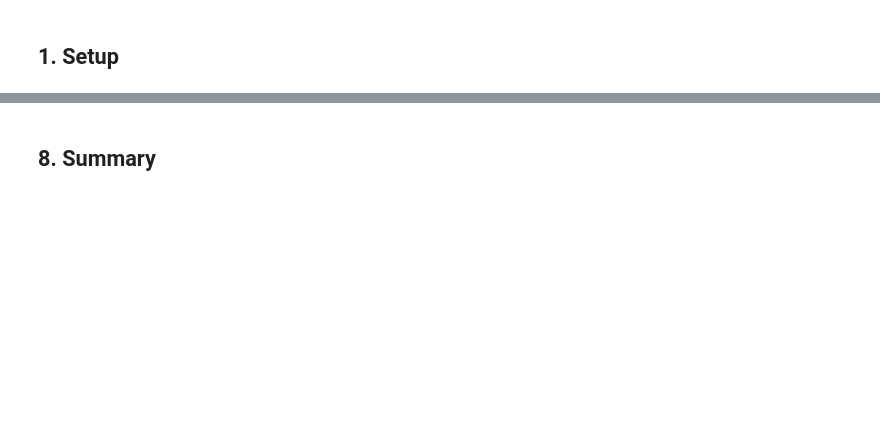
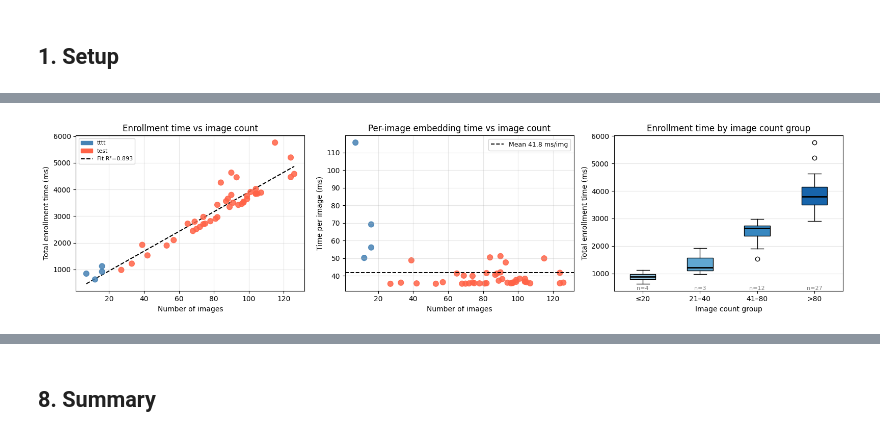
Before and after one commit to FifiTV/face, a Jupyter notebook: notebooks/06_task5_timing.ipynb, the cells around one changed output, grey strips where cells are left out. Cells and saved outputs as stored; diff of their text form; code cells hidden in the pictures; blank space fills up the shorter version.

```diff
--- a/notebooks/06_task5_timing.ipynb
+++ b/notebooks/06_task5_timing.ipynb
@@ -154,0 +239,96 @@ print(f'  Max  : {t_id_max:.2f} ms')
+# %%
+from scipy import stats as scipy_stats
+
+n_imgs   = df_enroll['n_images'].values.astype(float)
+t_total  = df_enroll['t_total_ms'].values
+t_per    = df_enroll['t_per_image_ms'].values
+
+# Linear fit: t_total = a * n_imgs + b
+slope, intercept, r_value, p_value, stderr = scipy_stats.linregress(n_imgs, t_total)
+x_fit = np.linspace(n_imgs.min(), n_imgs.max(), 200)
+y_fit = slope * x_fit + intercept
+
+print(f'Linear regression: t_total = {slope:.2f} * n_images + {intercept:.2f} ms')
+print(f'  R²      = {r_value**2:.4f}  (1.0 = perfect linear fit)')
+print(f'  p-value = {p_value:.4f}')
+print(f'  Slope   = {slope:.2f} ms/image  ← average time added per extra image')
+print(f'  Intercept = {intercept:.2f} ms  ← fixed overhead (DB write, averaging)')
+
+# Group by image count bins for box comparison
+bins   = [0, 20, 40, 80, 200]
+labels = ['≤20', '21–40', '41–80', '>80']
+df_enroll['n_bin'] = pd.cut(df_enroll['n_images'], bins=bins, labels=labels)
+groups = [df_enroll[df_enroll['n_bin'] == lbl]['t_total_ms'].values
+          for lbl in labels]
+groups = [g for g in groups if len(g) > 0]
+group_labels = [lbl for lbl, g in zip(labels,
+                [df_enroll[df_enroll['n_bin'] == lbl]['t_total_ms'].values
+                 for lbl in labels]) if len(g) > 0]
+
+fig, axes = plt.subplots(1, 3, figsize=(16, 4))
+
+# ── Scatter + regression ──────────────────────────────────────────────────────
+colors_scatter = ['steelblue' if s == 'tttt' else 'tomato'
+                  for s in df_enroll['source']]
+axes[0].scatter(n_imgs, t_total, c=colors_scatter, s=60, zorder=3, alpha=0.85)
+axes[0].plot(x_fit, y_fit, 'k--', lw=1.5,
+             label=f'Fit: {slope:.1f}×n + {intercept:.0f}  R²={r_value**2:.3f}')
+axes[0].set_xlabel('Number of images')
+axes[0].set_ylabel('Total enrollment time (ms)')
+axes[0].set_title('Enrollment time vs image count')
+axes[0].legend(fontsize=9)
+axes[0].grid(True, alpha=0.3)
+# Legend for source colours
+from matplotlib.patches import Patch
+axes[0].legend(handles=[
+    Patch(color='steelblue', label='tttt'),
+    Patch(color='tomato',    label='test'),
+    plt.Line2D([0],[0], color='k', ls='--', label=f'Fit R²={r_value**2:.3f}'),
+], fontsize=8)
+
+# ── Per-image time vs image count (should be ~constant if truly linear) ───────
+axes[1].scatter(n_imgs, t_per, c=colors_scatter, s=60, alpha=0.85)
+axes[1].axhline(t_per.mean(), color='k', ls='--', lw=1.4,
+                label=f'Mean {t_per.mean():.1f} ms/img')
+axes[1].set_xlabel('Number of images')
+axes[1].set_ylabel('Time per image (ms)')
+axes[1].set_title('Per-image embedding time vs image count')
+axes[1].legend(fontsize=9)
+axes[1].grid(True, alpha=0.3)
+
+# ── Box plot by bin ───────────────────────────────────────────────────────────
+bp = axes[2].boxplot(groups, labels=group_labels, patch_artist=True,
+                     medianprops=dict(color='k', lw=2))
+cmap = plt.cm.Blues(np.linspace(0.4, 0.8, len(groups)))
+for patch, color in zip(bp['boxes'], cmap):
+    patch.set_facecolor(color)
+axes[2].set_xlabel('Image count group')
+axes[2].set_ylabel('Total enrollment time (ms)')
+axes[2].set_title('Enrollment time by image count group')
+axes[2].grid(axis='y', alpha=0.3)
+
+# Annotate with group sizes
+for i, (lbl, grp) in enumerate(zip(group_labels, groups), 1):
+    axes[2].text(i, axes[2].get_ylim()[0], f'n={len(grp)}',
+                 ha='center', va='bottom', fontsize=8, color='gray')
+
+plt.tight_layout()
+plt.savefig(out_dir / 'enrollment_vs_n_images.png', dpi=150)
+plt.show()
+
+# Per-group summary table
+rows_g = []
+for lbl in labels:
+    grp = df_enroll[df_enroll['n_bin'] == lbl]
+    if grp.empty:
+        continue
+    rows_g.append({
+        'Group':            lbl,
+        'Persons':          len(grp),
+        'Avg images':       round(grp['n_images'].mean(), 1),
+        'Mean total (ms)':  round(grp['t_total_ms'].mean(), 1),
+        'Std total (ms)':   round(grp['t_total_ms'].std(), 1),
+        'Mean/img (ms)':    round(grp['t_per_image_ms'].mean(), 1),
+    })
+display(pd.DataFrame(rows_g))
+# %% [output]
@@ -154,0 +340 @@ print(f'  Max  : {t_id_max:.2f} ms')
+[figure, added]
```
Also changed, not shown: parts of 27 cells of this notebook, 2 other files.
